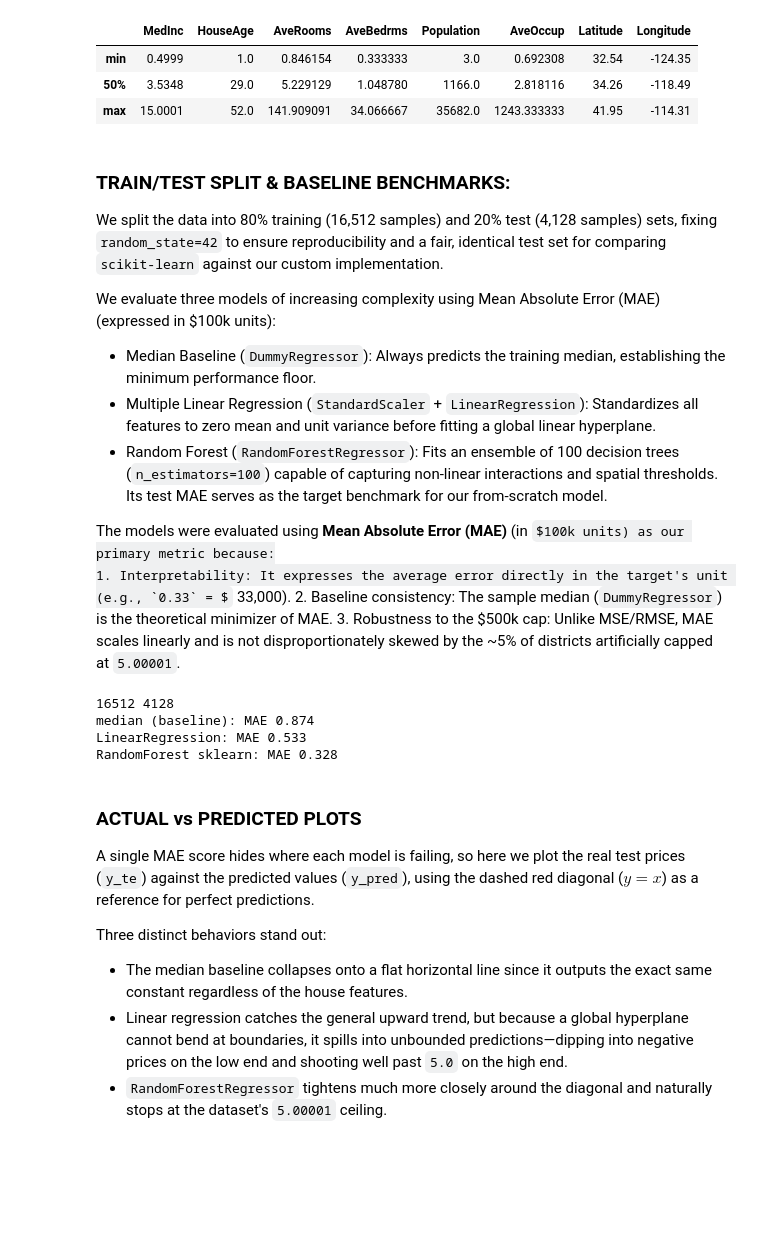
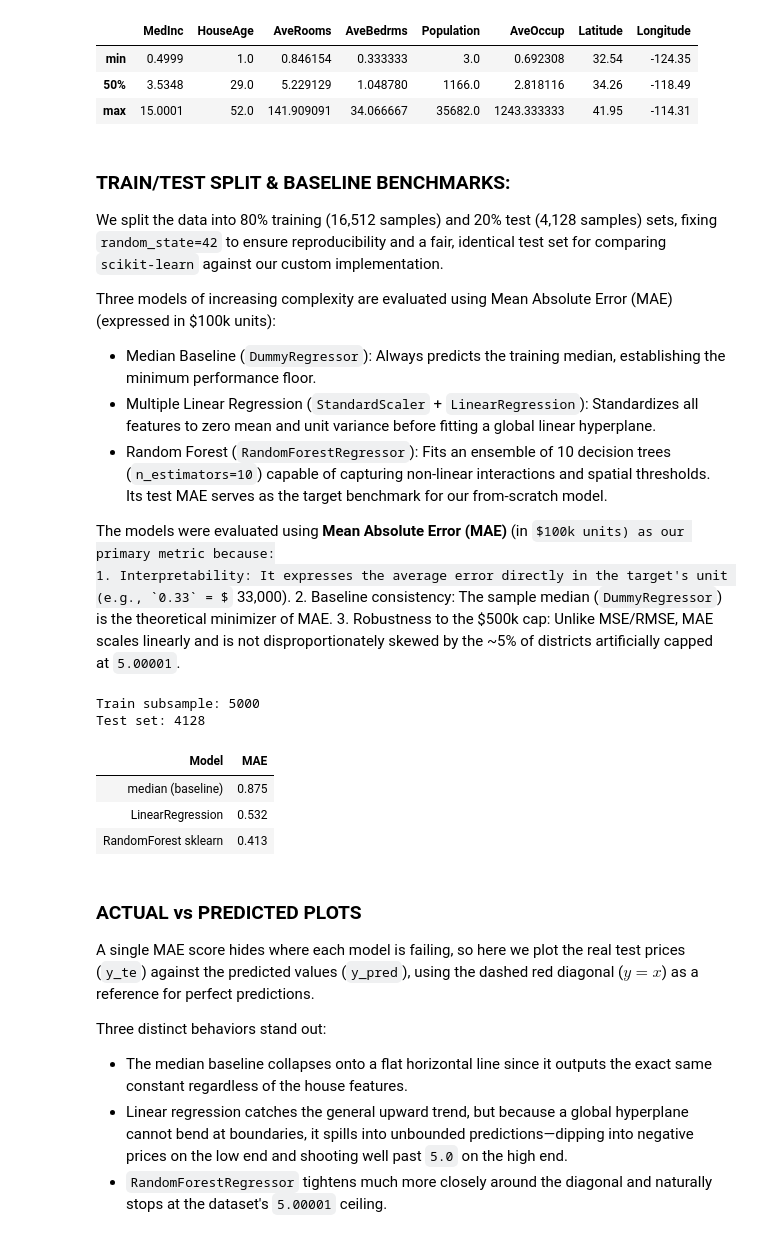
Before and after one commit to stefanomozzillo/random-forest-from-scratch, a Jupyter notebook: notebooks/01_baseline.ipynb, the cells around one changed output. Drawn from its saved outputs; the diff is of its cells as text; code cells hidden in the pictures; some formulas as TeX source; blank space fills up the shorter version.

```diff
--- a/notebooks/01_baseline.ipynb
+++ b/notebooks/01_baseline.ipynb
@@ -70,10 +77,10 @@ dtype: int64
 
 We split the data into 80% training (16,512 samples) and 20% test (4,128 samples) sets, fixing `random_state=42` to ensure reproducibility and a fair, identical test set for comparing `scikit-learn` against our custom implementation.
 
-We evaluate three models of increasing complexity using Mean Absolute Error (MAE) (expressed in $100k units):
+Three models of increasing complexity are evaluated using Mean Absolute Error (MAE) (expressed in $100k units):
 - Median Baseline (`DummyRegressor`): Always predicts the training median, establishing the minimum performance floor.
 - Multiple Linear Regression (`StandardScaler` + `LinearRegression`): Standardizes all features to zero mean and unit variance before fitting a global linear hyperplane.
-- Random Forest (`RandomForestRegressor`): Fits an ensemble of 100 decision trees (`n_estimators=100`) capable of capturing non-linear interactions and spatial thresholds. Its test MAE serves as the target benchmark for our from-scratch model.
+- Random Forest (`RandomForestRegressor`): Fits an ensemble of 10 decision trees (`n_estimators=10`) capable of capturing non-linear interactions and spatial thresholds. Its test MAE serves as the target benchmark for our from-scratch model.
 
 The models were evaluated using **Mean Absolute Error (MAE)** (in $100k units) as our primary metric because:
 1. Interpretability: It expresses the average error directly in the target's unit (e.g., `0.33` = $33,000).
@@ -81,23 +88,50 @@ The models were evaluated using **Mean Absolute Error (MAE)** (in $100k units) a
 3. Robustness to the $500k cap: Unlike MSE/RMSE, MAE scales linearly and is not disproportionately skewed by the ~5% of districts artificially capped at `5.00001`.
 # %%
 X_tr, X_te, y_tr, y_te = train_test_split(X, y, test_size=0.2, random_state=42)
-print(len(X_tr), len(X_te))
+
+N = 5000
+X_tr_sub = X_tr[:N]
+y_tr_sub = y_tr[:N]
+print(
+    f"Train subsample: {len(X_tr_sub)}\n"
+    f"Test set: {len(X_te)}"
+)
 
 modelli = {
     "median (baseline)": DummyRegressor(strategy="median"),
     "LinearRegression": make_pipeline(StandardScaler(), LinearRegression()),
-    "RandomForest sklearn": RandomForestRegressor(n_estimators=100, random_state=42, n_jobs=-1),
+    "RandomForest sklearn": RandomForestRegressor(
+        n_estimators=10,
+        max_depth=8,
+        max_features=1.0,
+        random_state=0,
+        n_jobs=-1,
+    ),
 }
 
+rows = []
 for nome, m in modelli.items():
-    m.fit(X_tr, y_tr)
+    m.fit(X_tr_sub, y_tr_sub)
     mae = mean_absolute_error(y_te, m.predict(X_te))
-    print(f"{nome}: MAE {mae:.3f}")
+    rows.append({
+        "Model": nome,
+        "MAE": mae,
+    })
+
+df_sub = pd.DataFrame(rows)
+display(
+    df_sub.style
+    .hide(axis="index")
+    .format({"MAE": "{:.3f}"})
+    .highlight_min(subset=["MAE"], color="#2e7d32")
+)
 # %% [output]
-16512 4128
-median (baseline): MAE 0.874
-LinearRegression: MAE 0.533
-RandomForest sklearn: MAE 0.328
+Train subsample: 5000
+Test set: 4128
+| Model | MAE |
+| median (baseline) | 0.875 |
+| LinearRegression | 0.532 |
+| RandomForest sklearn | 0.413 |
 # %% [markdown]
 ### ACTUAL vs PREDICTED PLOTS
 
```
Also changed, not shown: parts of 5 cells of this notebook, 4 other files.
